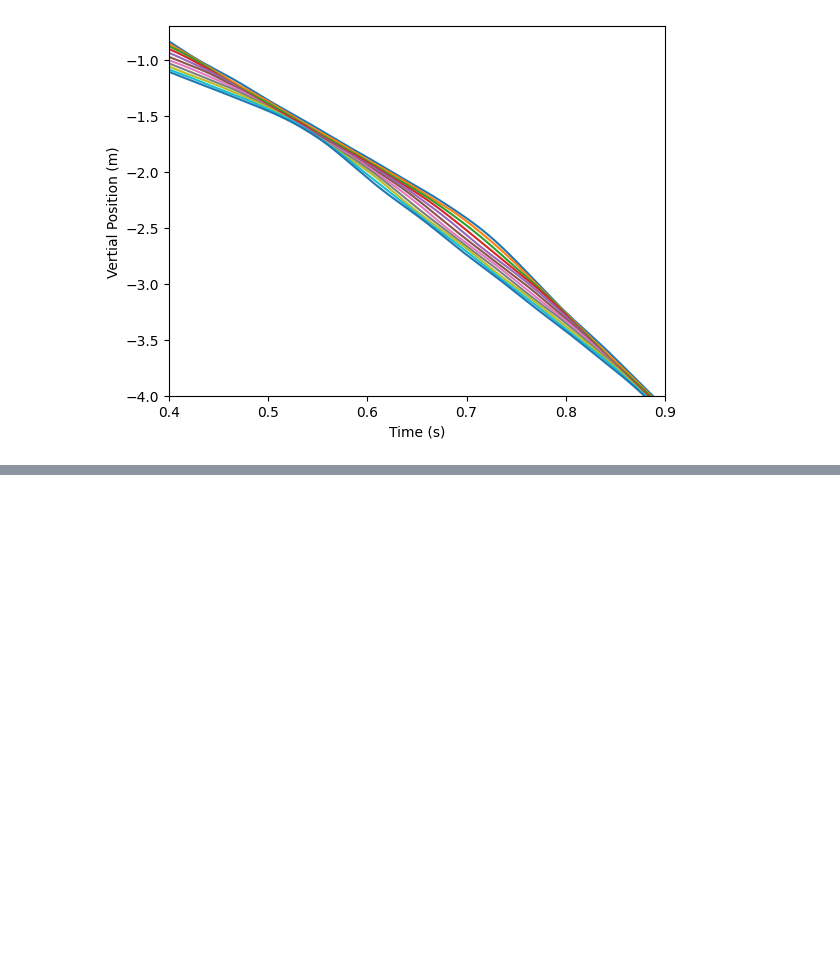
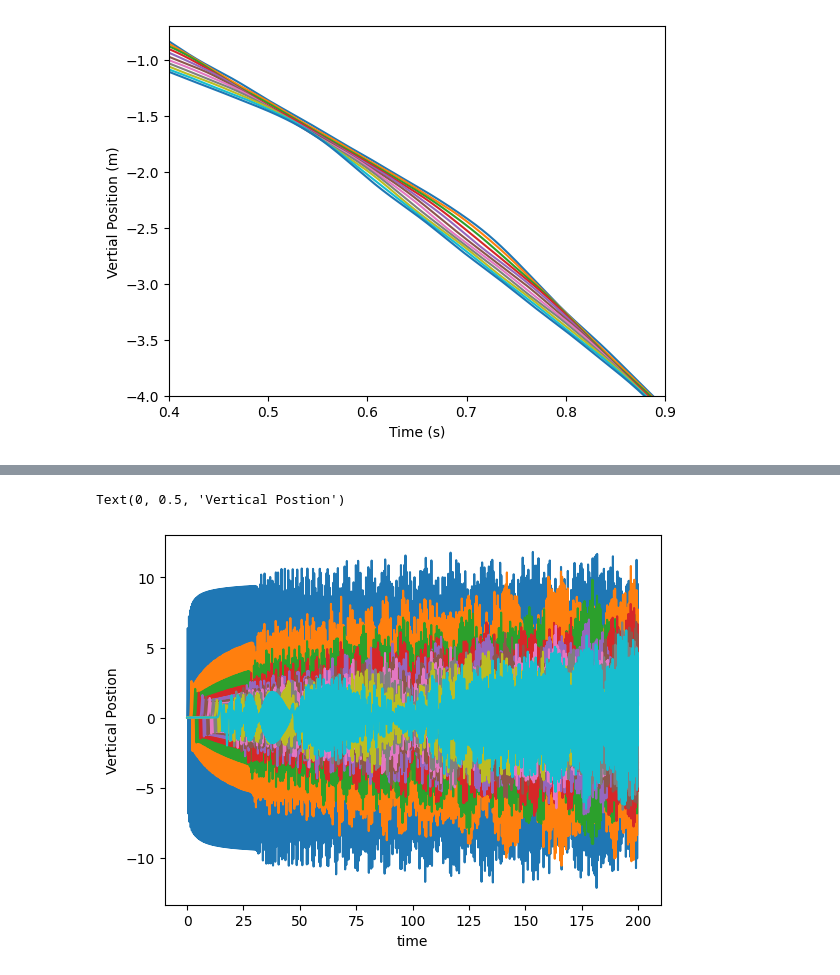
Before and after one commit to BrainConnection/Small_Project, a Jupyter notebook: Slinky Project.ipynb, the cells around one changed output, grey strips where cells are left out. Saved outputs shown, nothing was run; the diff lists cells and outputs as text; code cells hidden in the pictures; blank space fills up the shorter version.

```diff
--- a/Slinky Project.ipynb
+++ b/Slinky Project.ipynb
@@ -407,0 +510,3 @@ Text(0, 0.5, 'Vertial Position (m)')
+# %%
+D, P = np.linalg.eig(A)
+P_dag = np.linalg.inv(P)
@@ -407,0 +565,2 @@ Text(0, 0.5, 'Vertial Position (m)')
+# %%
+f_0 = np.matmul(P_dag, a_0)
@@ -407,0 +587,8 @@ Text(0, 0.5, 'Vertial Position (m)')
+# %%
+lst = []
+
+for i in range(N-1):
+  sub_arr = f_0[i][0]/(omega**2*(-D[i]) - omega_0**2) * np.sin(omega_0 * tlist) - (omega_0/(np.sqrt(-D[i]) * omega)) * f_0[i][0]/(omega**2 * (-D[i])-omega_0**2) * np.sin(np.sqrt(-D[i]) * omega * tlist)
+  lst.append(sub_arr)
+
+X = np.array(lst)
@@ -407,0 +611,20 @@ Text(0, 0.5, 'Vertial Position (m)')
+# %%
+lst = []
+
+for i in range(N-1):
+  lst.append([])
+
+for i in range(t_step):
+
+  sub_lst = []
+
+  for j in range(N-1):
+    sub_lst.append([X[j][i]])
+
+  sub_x = np.array(sub_lst)
+  sub_y = np.matmul(P, sub_x)
+
+  for j in range(N-1):
+    lst[j].append(sub_y[j][0])
+
+Y = np.array(lst)
@@ -407,0 +647,13 @@ Text(0, 0.5, 'Vertial Position (m)')
+# %%
+num = (int)(N/10)
+
+plt.figure()
+
+for i in range(num):
+  plt.plot(tlist, Y[N-2-10*i], label = '{0}'.format(i))
+
+plt.xlabel('time')
+plt.ylabel('Vertical Postion')
+# %% [output]
+Text(0, 0.5, 'Vertical Postion')
+[figure, added]
```
Also changed, not shown: parts of 28 cells of this notebook.
